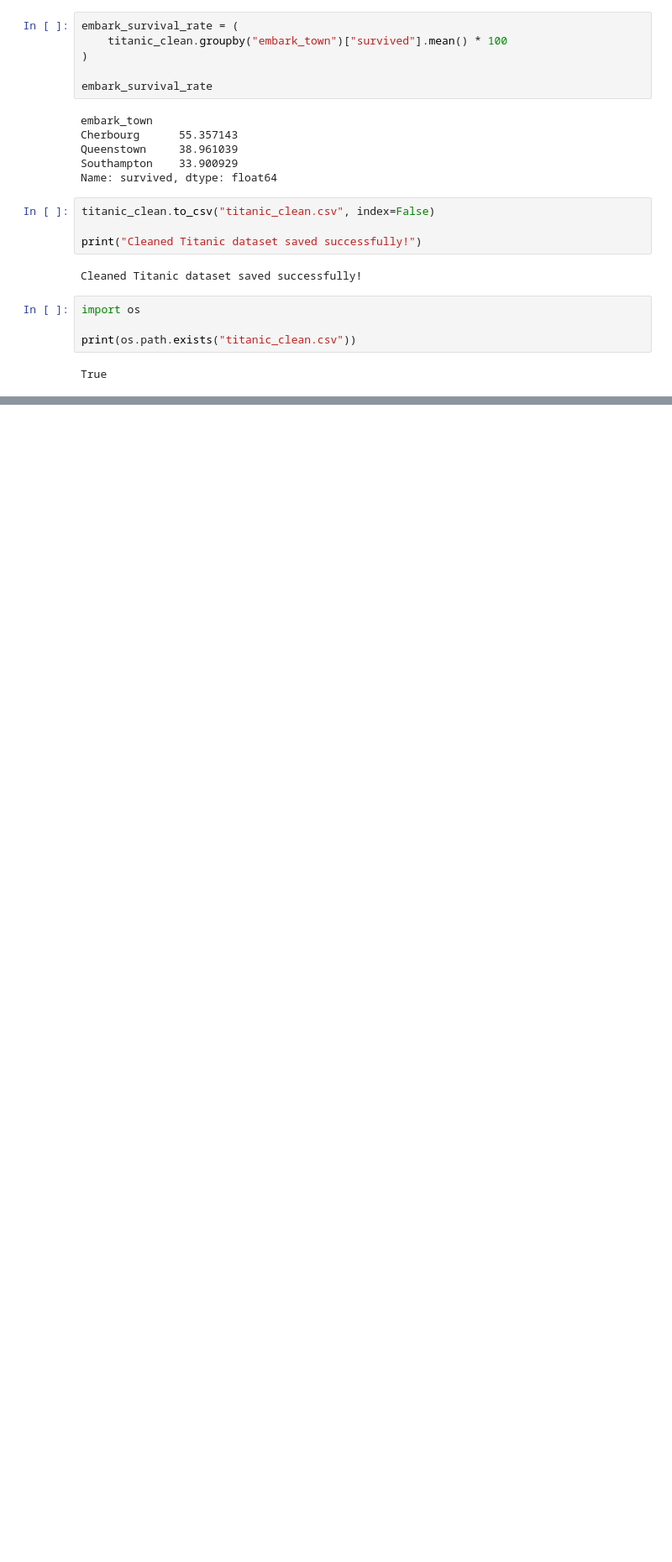
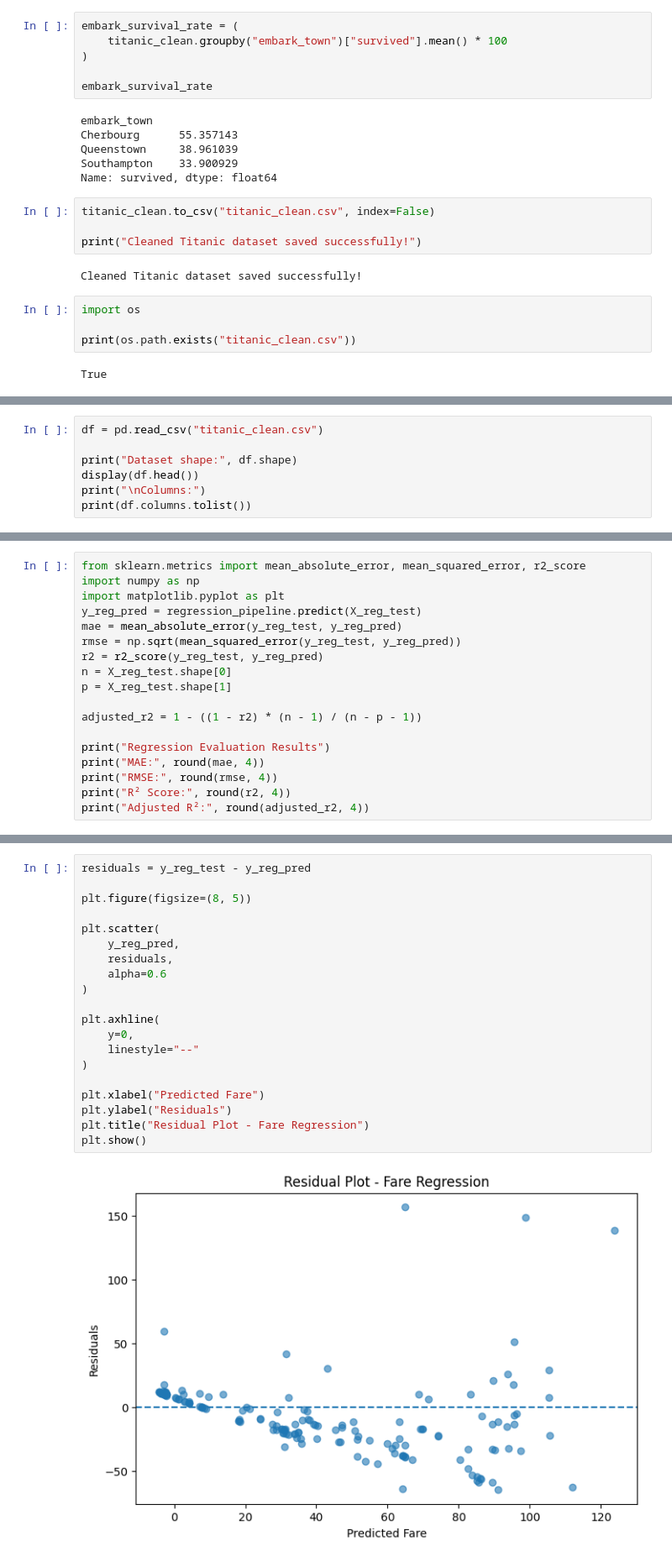
Before and after one commit to Harika200703/zepto-data-ai-platform, a Jupyter notebook: analytics/titanic_eda.ipynb, the cells around one changed output, grey strips where cells are left out. Shown at 84% size. Saved outputs shown, nothing was run; the diff lists cells and outputs as text; blank space fills up the shorter version.

Commit message:
Complete Titanic machine learning analysis

```diff
--- a/analytics/titanic_eda.ipynb
+++ b/analytics/titanic_eda.ipynb
@@ -296,0 +326,7 @@ True
+# %%
+df = pd.read_csv("titanic_clean.csv")
+
+print("Dataset shape:", df.shape)
+display(df.head())
+print("\nColumns:")
+print(df.columns.tolist())
@@ -296,0 +903,18 @@ True
+# %%
+from sklearn.metrics import mean_absolute_error, mean_squared_error, r2_score
+import numpy as np
+import matplotlib.pyplot as plt
+y_reg_pred = regression_pipeline.predict(X_reg_test)
+mae = mean_absolute_error(y_reg_test, y_reg_pred)
+rmse = np.sqrt(mean_squared_error(y_reg_test, y_reg_pred))
+r2 = r2_score(y_reg_test, y_reg_pred)
+n = X_reg_test.shape[0]
+p = X_reg_test.shape[1]
+
+adjusted_r2 = 1 - ((1 - r2) * (n - 1) / (n - p - 1))
+
+print("Regression Evaluation Results")
+print("MAE:", round(mae, 4))
+print("RMSE:", round(rmse, 4))
+print("R² Score:", round(r2, 4))
+print("Adjusted R²:", round(adjusted_r2, 4))
@@ -296,0 +935,22 @@ True
+# %%
+residuals = y_reg_test - y_reg_pred
+
+plt.figure(figsize=(8, 5))
+
+plt.scatter(
+    y_reg_pred,
+    residuals,
+    alpha=0.6
+)
+
+plt.axhline(
+    y=0,
+    linestyle="--"
+)
+
+plt.xlabel("Predicted Fare")
+plt.ylabel("Residuals")
+plt.title("Residual Plot - Fare Regression")
+plt.show()
+# %% [output]
+[figure, added]
```
Also changed, not shown: parts of 32 cells of this notebook, 1 other file.
